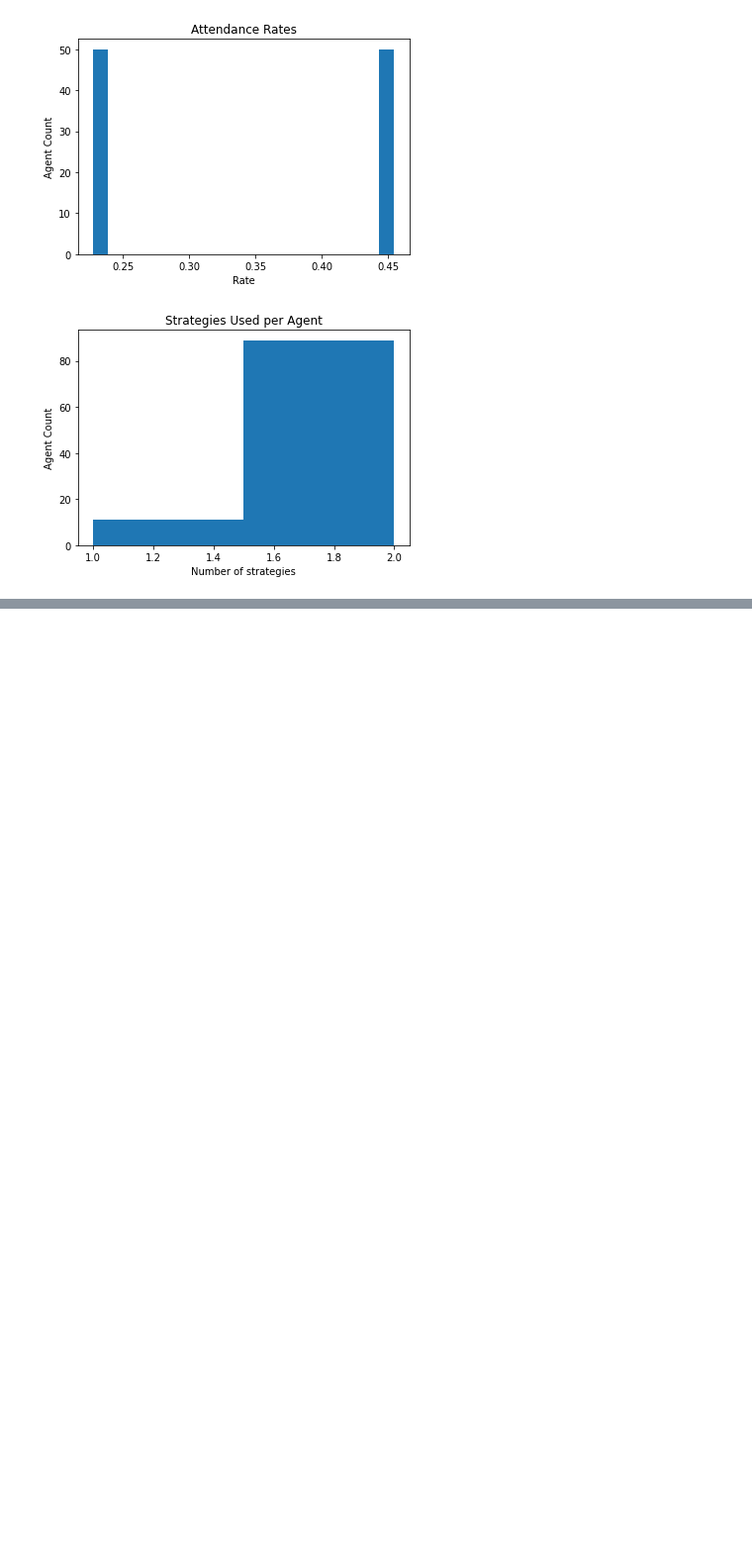
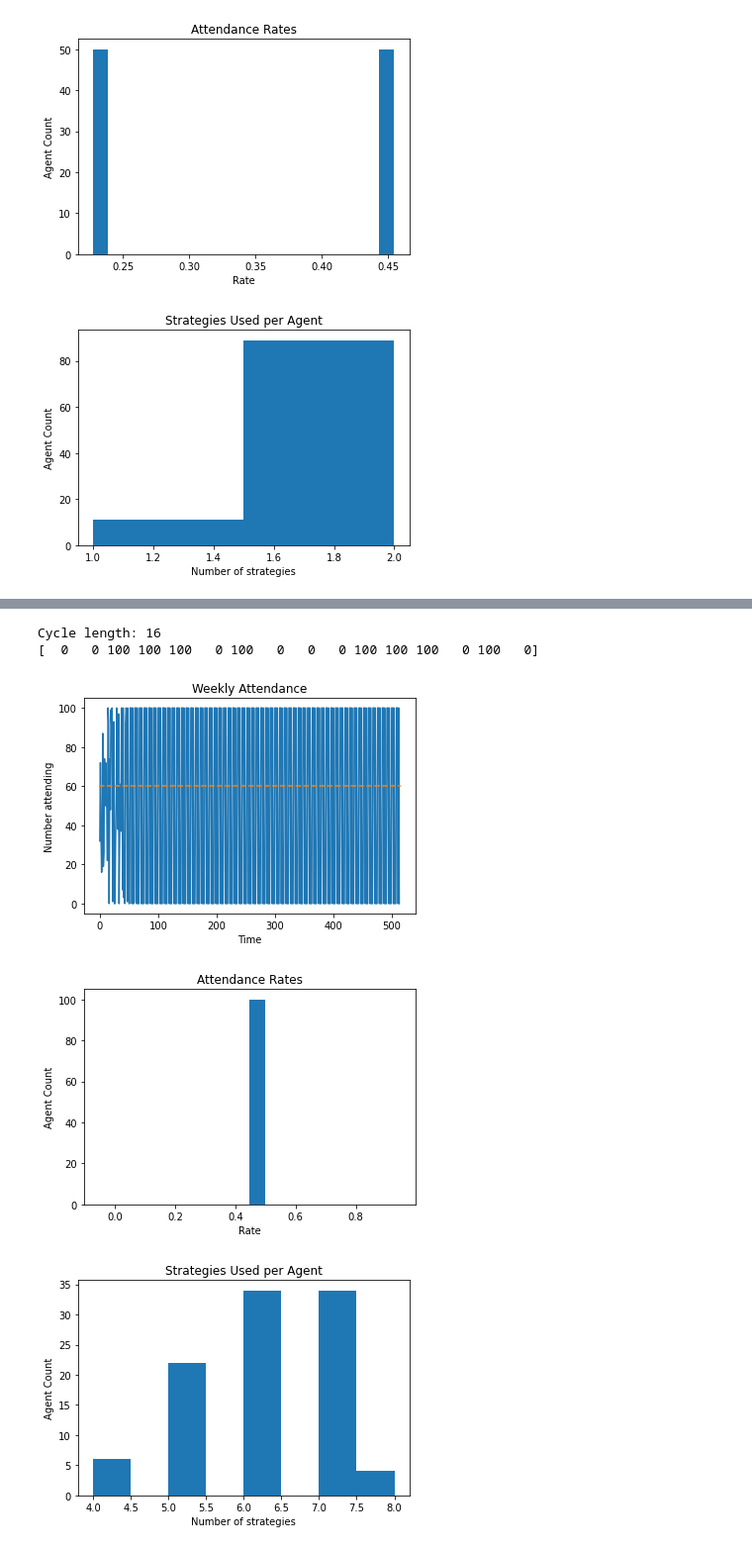
Before and after one commit to rebeku/El-Farol-Bar-Problem, a Jupyter notebook: V2/Experiments.ipynb, the cells around one changed output, grey strips where cells are left out. Shown at 99% size. Cells and saved outputs as stored; diff of their text form; code cells hidden in the pictures; blank space fills up the shorter version.

```diff
--- a/V2/Experiments.ipynb
+++ b/V2/Experiments.ipynb
@@ -355,0 +373,8 @@ array([100,  35,  15, 100,  35,  15, 100,  35,  15, 100,  35,  15, 100,
+# %%
+summarize_run(seed=444445, n_iter=500, strategies=500, memory=7)
+# %% [output]
+Cycle length: 16
+[  0   0 100 100 100   0 100   0   0   0 100 100 100   0 100   0]
+[figure, added]
+[figure, added]
+[figure, added]
```
Also changed, not shown: parts of 29 cells of this notebook, 5 other files.
